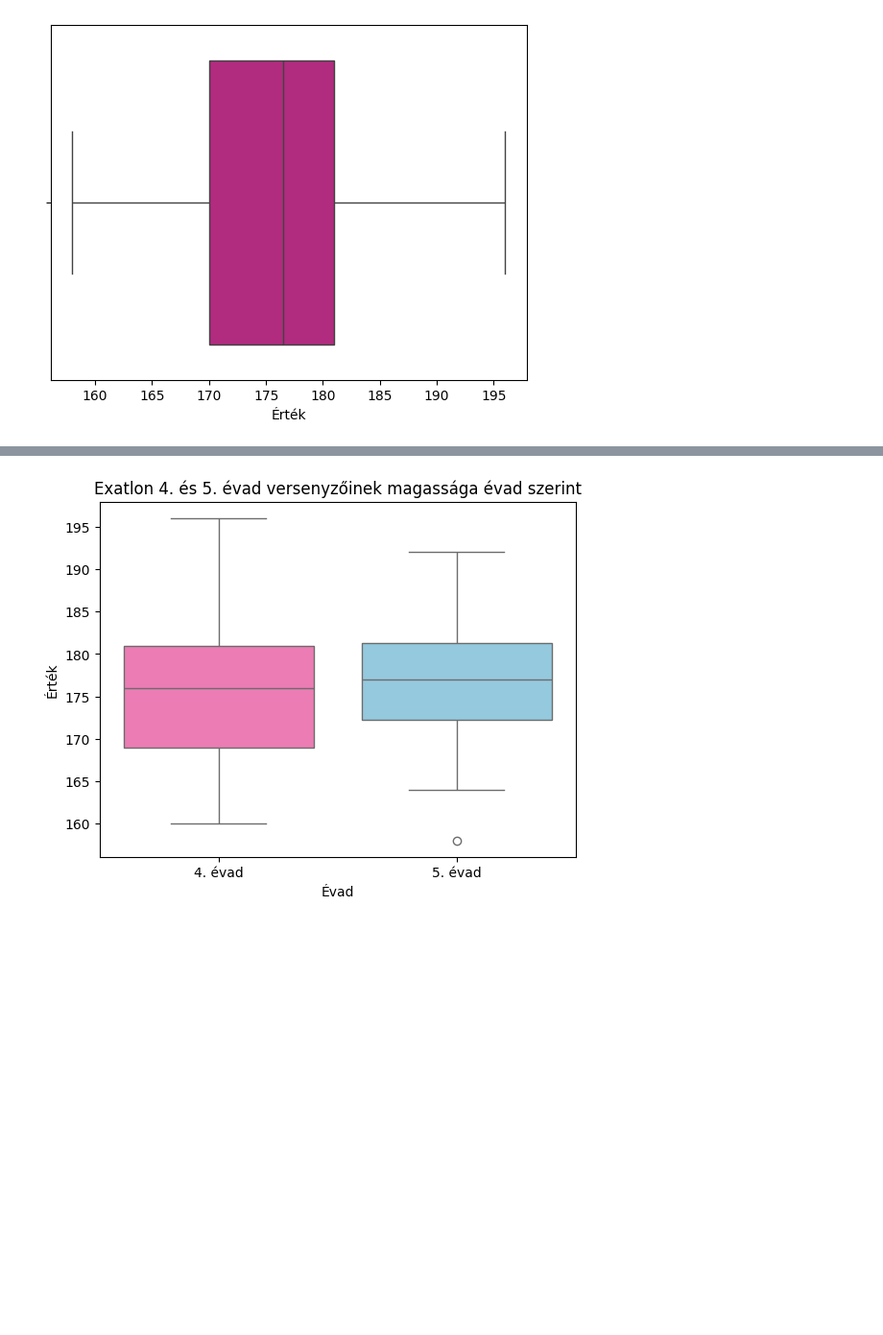
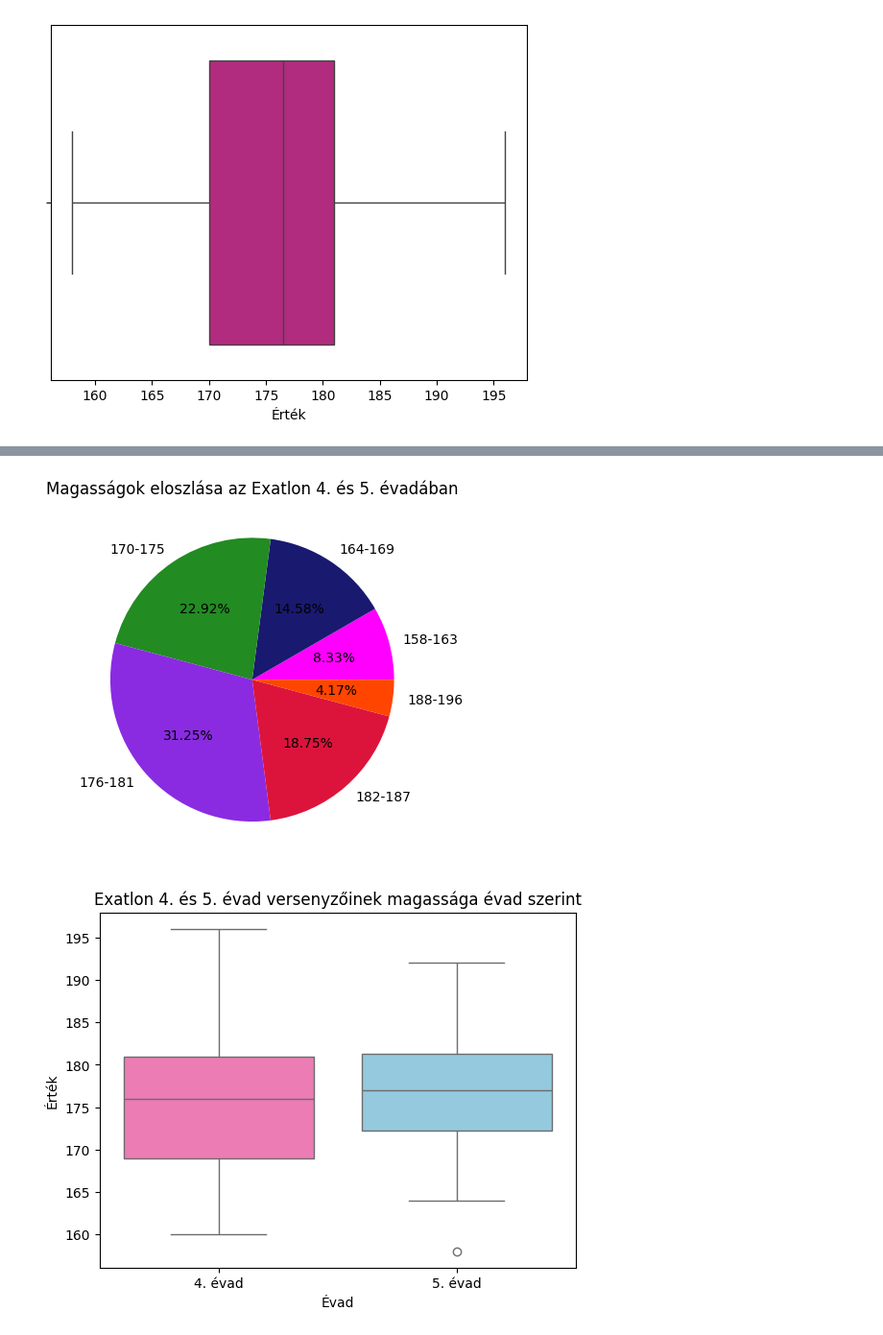
Before and after one commit to virag44/2026_matprog_projekt, a Jupyter notebook: Projekt.ipynb, the cells around one changed output, grey strips where cells are left out. Shown at 96% size. Saved outputs shown, nothing was run; the diff lists cells and outputs as text; code cells hidden in the pictures; blank space fills up the shorter version.

```diff
--- a/Projekt.ipynb
+++ b/Projekt.ipynb
@@ -117,3 +131,10 @@ plt.show()
+# %%
+colours=["fuchsia","midnightblue","forestgreen", "blueviolet", "crimson","orangered"]
+plt.pie(frequency, labels=groups, colors=colours, autopct='%1.2f%%')
+plt.title("Magasságok eloszlása az Exatlon 4. és 5. évadában")
+plt.show()
+# %% [output]
+[figure, added]
 # %%
 sns.boxplot(x='Évad', y='Érték', hue='Évad', data=heights, legend=False, palette=['hotpink', 'skyblue'] )
 plt.title("Exatlon 4. és 5. évad versenyzőinek magassága évad szerint")
```
Also changed, not shown: parts of 1 cell of this notebook.
